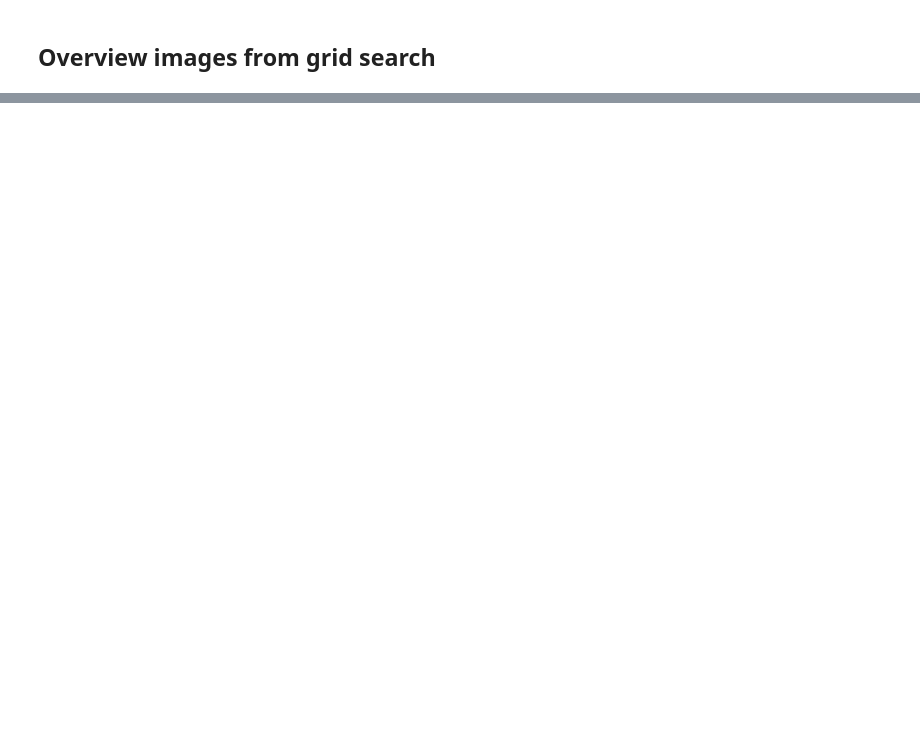
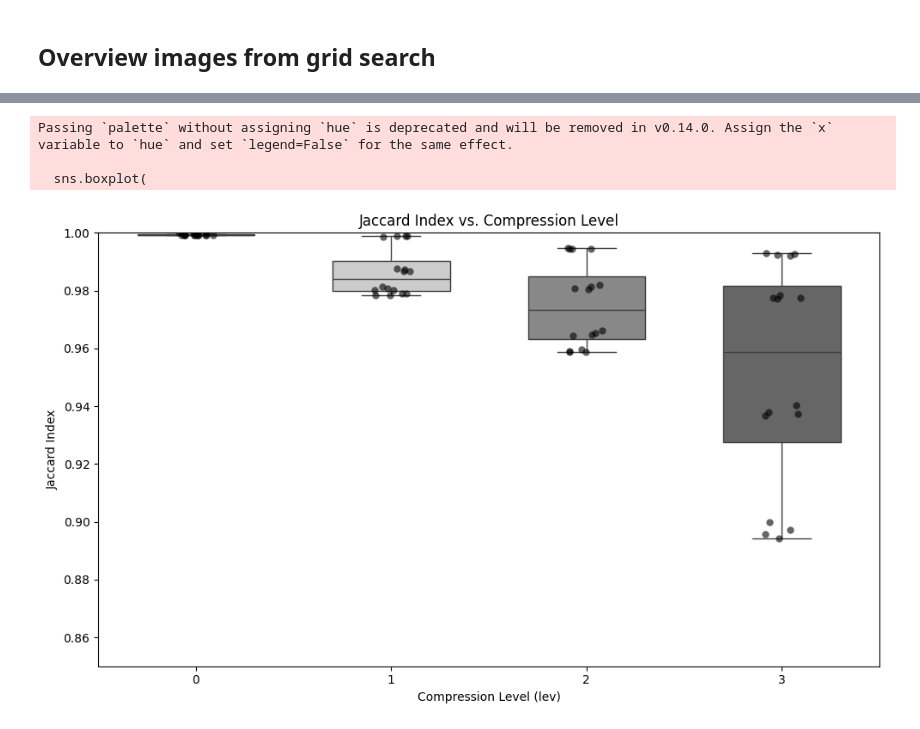
Before and after one commit to dgound/SPARZ, a Jupyter notebook: extra_code/plot_figure_4.ipynb, the cells around one changed output, grey strips where cells are left out. Saved outputs shown, nothing was run; the diff lists cells and outputs as text; code cells hidden in the pictures; blank space fills up the shorter version.

```diff
--- a/extra_code/plot_figure_4.ipynb
+++ b/extra_code/plot_figure_4.ipynb
@@ -510,0 +801,16 @@ load_and_plot_npz_files(main_folder_path)
+# %%
+import numpy as np
+import h5py
+
+with h5py.File('/Volumes/T9/DNA-PAINT_raw/raw/localizations/RawFramesforTraining_P5-IS_20pM_locs.hdf5', 'r') as f:
+    locs = f['locs'][:]
+lpx = locs['lpx']
+lpy = locs['lpy']
+
+lpx_nm = lpx * 130
+lpy_nm = lpy * 130
+
+print("lpx avg: {:.2f} nm, median: {:.2f} nm, min: {:.2f}, max: {:.2f}".format(
+    lpx_nm.mean(), np.median(lpx_nm), lpx_nm.min(), lpx_nm.max()))
+print("lpy avg: {:.2f} nm, median: {:.2f} nm, min: {:.2f}, max: {:.2f}".format(
+    lpy_nm.mean(), np.median(lpy_nm), lpy_nm.min(), lpy_nm.max()))
@@ -510,0 +931,43 @@ load_and_plot_npz_files(main_folder_path)
+# %%
+import matplotlib.pyplot as plt
+import seaborn as sns
+
+# Define colors for each lev (white to dark gray)
+lev_palette = {
+    "0": "white",
+    "1": "#cccccc",
+    "2": "#888888",
+    "3": "#666666"
+}
+
+plt.figure(figsize=(10,6))
+sns.boxplot(
+    x='lev', y='jaccard',
+    data=result_df,
+    palette=lev_palette,
+    width=0.6,
+    fliersize=3,
+    dodge=False
+)
+sns.stripplot(
+    x='lev', y='jaccard',
+    data=result_df,
+    color='black',
+    jitter=True,
+    size=6,
+    alpha=0.6,
+    dodge=False
+)
+plt.xlabel('Compression Level (lev)')
+plt.ylabel('Jaccard Index')
+plt.title('Jaccard Index vs. Compression Level')
+plt.ylim(0.85, 1)
+plt.legend([],[], frameon=False)
+plt.tight_layout()
+plt.savefig('/Users/laurabreimann/Documents/Postdoc/Colabs/Compression/Figures/Figure_4_Jaccard_DNA-PAINT_250908.pdf', format='pdf')
+plt.show()
+# %% [output]
+Passing `palette` without assigning `hue` is deprecated and will be removed in v0.14.0. Assign the `x` variable to `hue` and set `legend=False` for the same effect.
+
+  sns.boxplot(
+[figure, added]
```
Also changed, not shown: parts of 16 cells of this notebook.
